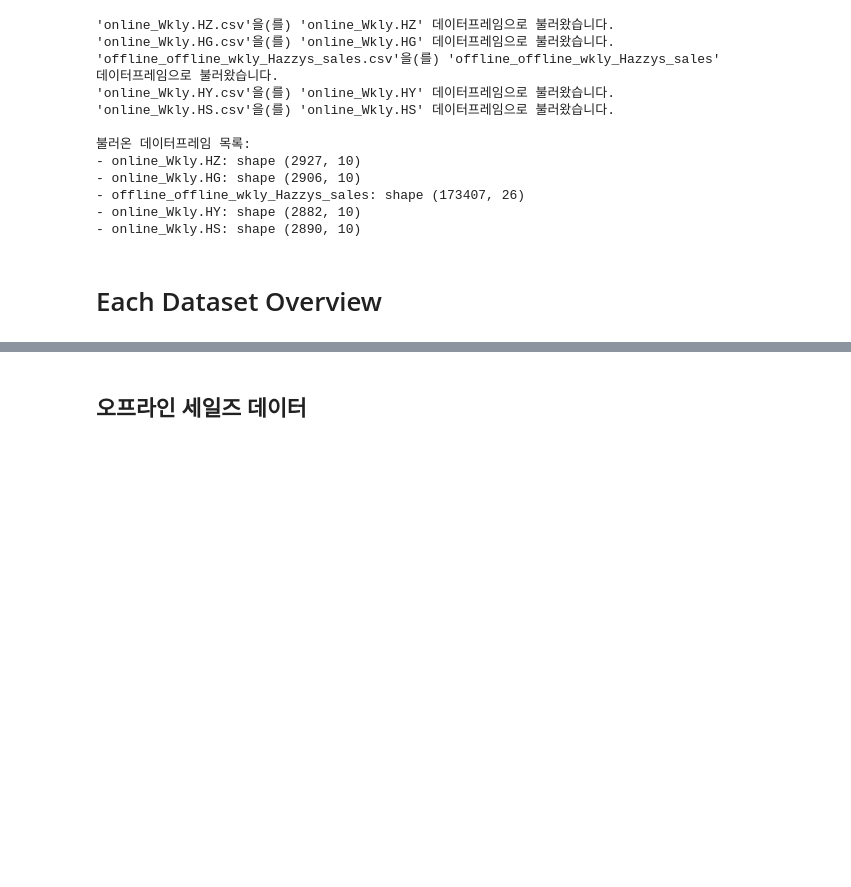
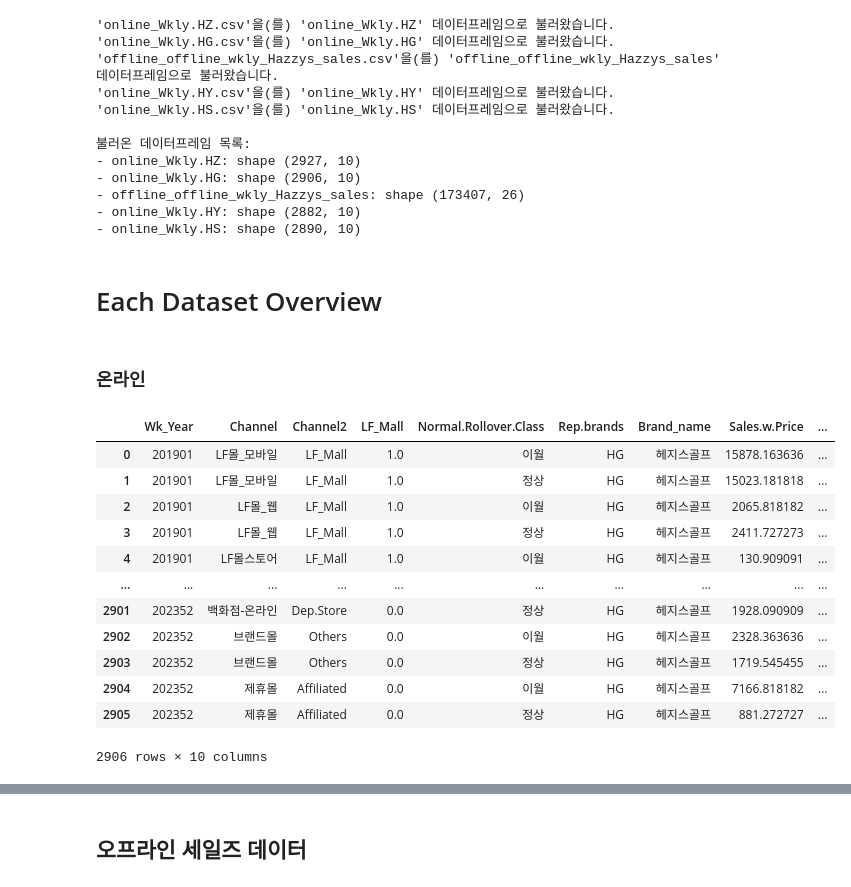
Before and after one commit to 0minKoh/time-series-analysis, a Jupyter notebook: EDA/eda.ipynb, the cells around one changed output, grey strips where cells are left out. Saved outputs shown, nothing was run; the diff lists cells and outputs as text; code cells hidden in the pictures; blank space fills up the shorter version.

```diff
--- a/EDA/eda.ipynb
+++ b/EDA/eda.ipynb
@@ -57,3 +55,24 @@ for df_name, df in dataframes.items():
 - online_Wkly.HS: shape (2890, 10)
 # %% [markdown]
 # Each Dataset Overview
+# %% [markdown]
+### 온라인
+# %%
+# 헤지스 골프
+# 2019년부터 2023년까지의 온라인 매출 데이터
+online_Wkly_HG = pd.read_csv('../assets/data/online_Wkly.HG.csv')
+online_Wkly_HG
+# %% [output]
+|  | Wk_Year | Channel | Channel2 | LF_Mall | Normal.Rollover.Class | Rep.brands | Brand_name | Sales.w.Price | ... |
+| 0 | 201901 | LF몰_모바일 | LF_Mall | 1.0 | 이월 | HG | 헤지스골프 | 15878.163636 | ... |
+| 1 | 201901 | LF몰_모바일 | LF_Mall | 1.0 | 정상 | HG | 헤지스골프 | 15023.181818 | ... |
+| 2 | 201901 | LF몰_웹 | LF_Mall | 1.0 | 이월 | HG | 헤지스골프 | 2065.818182 | ... |
+| 3 | 201901 | LF몰_웹 | LF_Mall | 1.0 | 정상 | HG | 헤지스골프 | 2411.727273 | ... |
+| 4 | 201901 | LF몰스토어 | LF_Mall | 1.0 | 이월 | HG | 헤지스골프 | 130.909091 | ... |
+| ... | ... | ... | ... | ... | ... | ... | ... | ... | ... |
+| 2901 | 202352 | 백화점-온라인 | Dep.Store | 0.0 | 정상 | HG | 헤지스골프 | 1928.090909 | ... |
+| 2902 | 202352 | 브랜드몰 | Others | 0.0 | 이월 | HG | 헤지스골프 | 2328.363636 | ... |
+| 2903 | 202352 | 브랜드몰 | Others | 0.0 | 정상 | HG | 헤지스골프 | 1719.545455 | ... |
+| 2904 | 202352 | 제휴몰 | Affiliated | 0.0 | 이월 | HG | 헤지스골프 | 7166.818182 | ... |
+| 2905 | 202352 | 제휴몰 | Affiliated | 0.0 | 정상 | HG | 헤지스골프 | 881.272727 | ... |
+2906 rows × 10 columns
```
Also changed, not shown: parts of 9 cells of this notebook.
